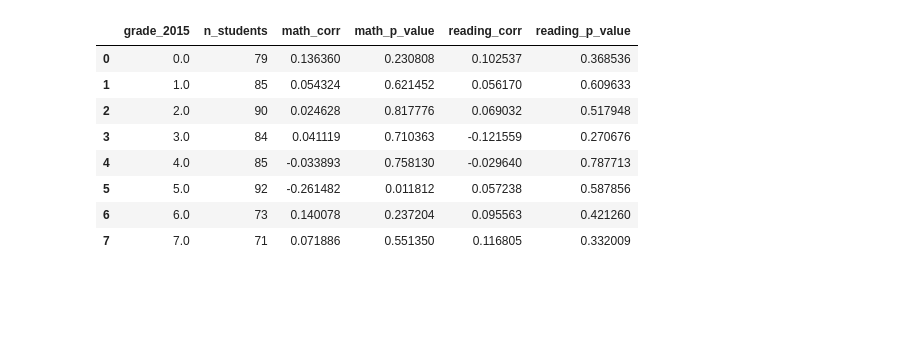
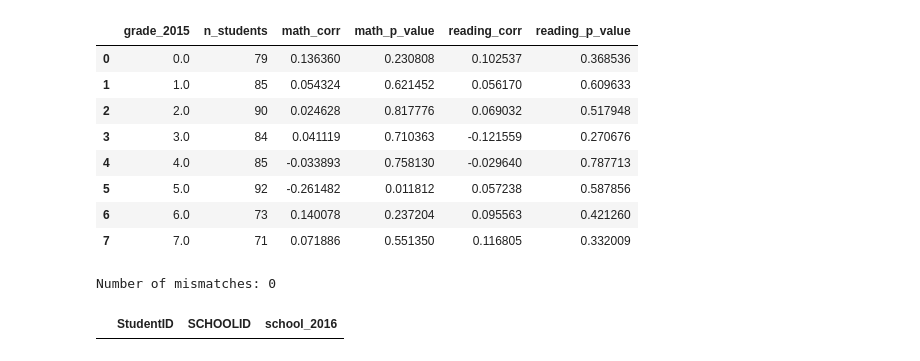
Before and after one commit to aerler101-1/CEMD, a Jupyter notebook: CEMD.ipynb, the cells around one changed output. Cells and saved outputs as stored; diff of their text form; code cells hidden in the pictures; blank space fills up the shorter version.

Commit message:
table updates and school check

```diff
--- a/CEMD.ipynb
+++ b/CEMD.ipynb
@@ -814,3 +838,32 @@ display(grade_corr_df)
 | 5 | 5.0 | 92 | -0.261482 | 0.011812 | 0.057238 | 0.587856 |
 | 6 | 6.0 | 73 | 0.140078 | 0.237204 | 0.095563 | 0.421260 |
 | 7 | 7.0 | 71 | 0.071886 | 0.551350 | 0.116805 | 0.332009 |
+# %%
+students_df = pd.read_excel("CEMD Data Analyst Performance Task Data Workbook.xlsx", sheet_name="Current Students")
+map_df = pd.read_excel("CEMD Data Analyst Performance Task Data Workbook.xlsx", sheet_name="MAP")
+
+# Prepare 2016 school from MAP
+school_2016_df = (
+    map_df[map_df["year"] == 2016]
+    .dropna(subset=["map_school"])
+    .sort_values(["studentid", "map_term"])
+    .drop_duplicates(subset="studentid")[["studentid", "map_school"]]
+    .rename(columns={"studentid": "StudentID", "map_school": "school_2016"})
+)
+
+# Prepare current school from Current Students
+school_current_df = (
+    students_df[["ID", "SCHOOLID"]]
+    .drop_duplicates()
+    .rename(columns={"ID": "StudentID"})
+)
+
+# Merge and compare
+merged_schools = pd.merge(school_current_df, school_2016_df, on="StudentID", how="inner")
+school_mismatches = merged_schools[merged_schools["SCHOOLID"] != merged_schools["school_2016"]]
+
+print("Number of mismatches:", len(school_mismatches))
+display(school_mismatches.head())
+# %% [output]
+Number of mismatches: 0
+|  | StudentID | SCHOOLID | school_2016 |
```
Also changed, not shown: parts of 4 cells of this notebook, 1 other file.
